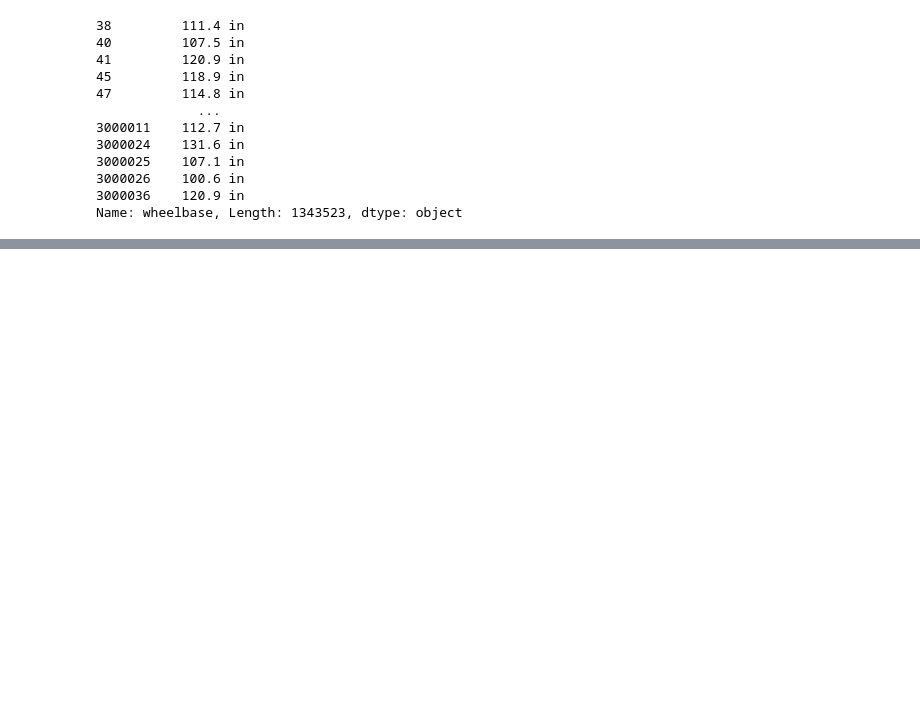
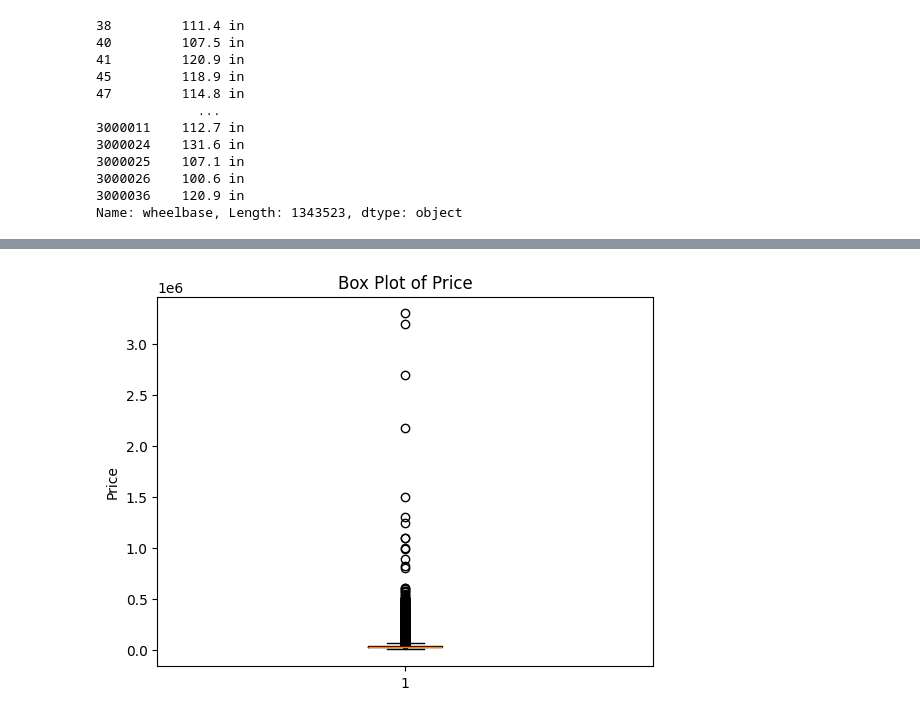
Before and after one commit to AayushParab44/PML_Project_Used_Cars_Price_Prediction, a Jupyter notebook: ML_Project_Used_Cars.ipynb, the cells around one changed output, grey strips where cells are left out. Cells and saved outputs as stored; diff of their text form; code cells hidden in the pictures; blank space fills up the shorter version.

```diff
--- a/ML_Project_Used_Cars.ipynb
+++ b/ML_Project_Used_Cars.ipynb
@@ -1087,0 +1246,9 @@ Name: wheelbase, Length: 1343523, dtype: object
+# %%
+# II) for price column - Boxplot
+
+plt.boxplot(cleaned_cars['price'])
+plt.title('Box Plot of Price')
+plt.ylabel('Price')
+plt.show()
+# %% [output]
+[figure, added]
```
Also changed, not shown: parts of 50 cells of this notebook.
